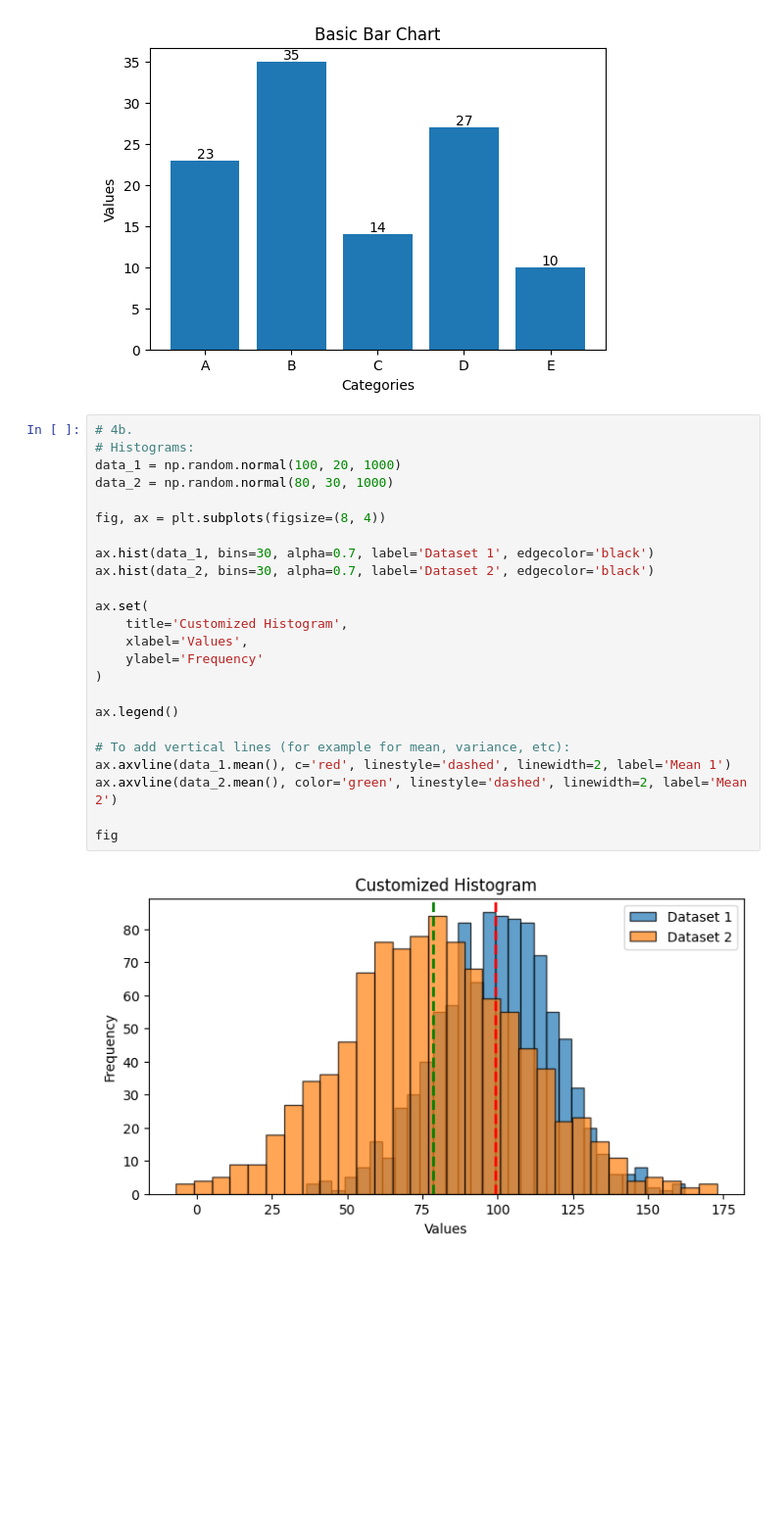
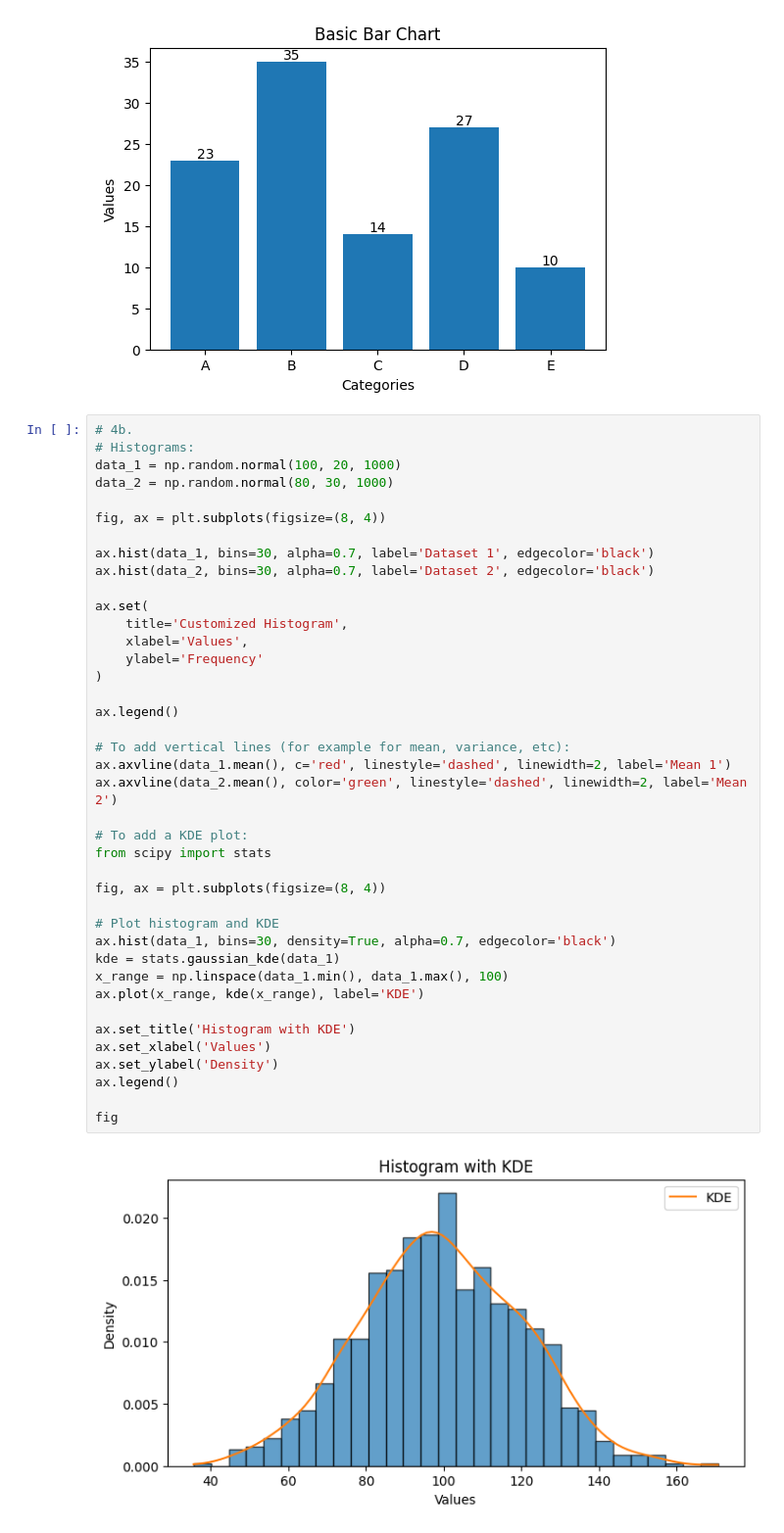
Before and after one commit to mseifoori/Machine-Learning-Exercises, a Jupyter notebook: Data_Visualization/plotting_with_matplotlib_notes.ipynb, the cells around one changed output. Shown at 98% size. Drawn from its saved outputs; the diff is of its cells as text; blank space fills up the shorter version.

```diff
--- a/Data_Visualization/plotting_with_matplotlib_notes.ipynb
+++ b/Data_Visualization/plotting_with_matplotlib_notes.ipynb
@@ -220,26 +220,42 @@ fig
 # %%
 # 4b.
 # Histograms:
 data_1 = np.random.normal(100, 20, 1000)
 data_2 = np.random.normal(80, 30, 1000)
 
 fig, ax = plt.subplots(figsize=(8, 4))
 
 ax.hist(data_1, bins=30, alpha=0.7, label='Dataset 1', edgecolor='black')
 ax.hist(data_2, bins=30, alpha=0.7, label='Dataset 2', edgecolor='black')
 
 ax.set(
     title='Customized Histogram',
     xlabel='Values',
     ylabel='Frequency'
 )
 
 ax.legend()
 
 # To add vertical lines (for example for mean, variance, etc):
 ax.axvline(data_1.mean(), c='red', linestyle='dashed', linewidth=2, label='Mean 1')
 ax.axvline(data_2.mean(), color='green', linestyle='dashed', linewidth=2, label='Mean 2')
 
+# To add a KDE plot:
+from scipy import stats
+
+fig, ax = plt.subplots(figsize=(8, 4))
+
+# Plot histogram and KDE
+ax.hist(data_1, bins=30, density=True, alpha=0.7, edgecolor='black')
+kde = stats.gaussian_kde(data_1)
+x_range = np.linspace(data_1.min(), data_1.max(), 100)
+ax.plot(x_range, kde(x_range), label='KDE')
+
+ax.set_title('Histogram with KDE')
+ax.set_xlabel('Values')
+ax.set_ylabel('Density')
+ax.legend()
+
 fig
 # %% [output]
-[figure, old version]
+[figure, new version]
```
